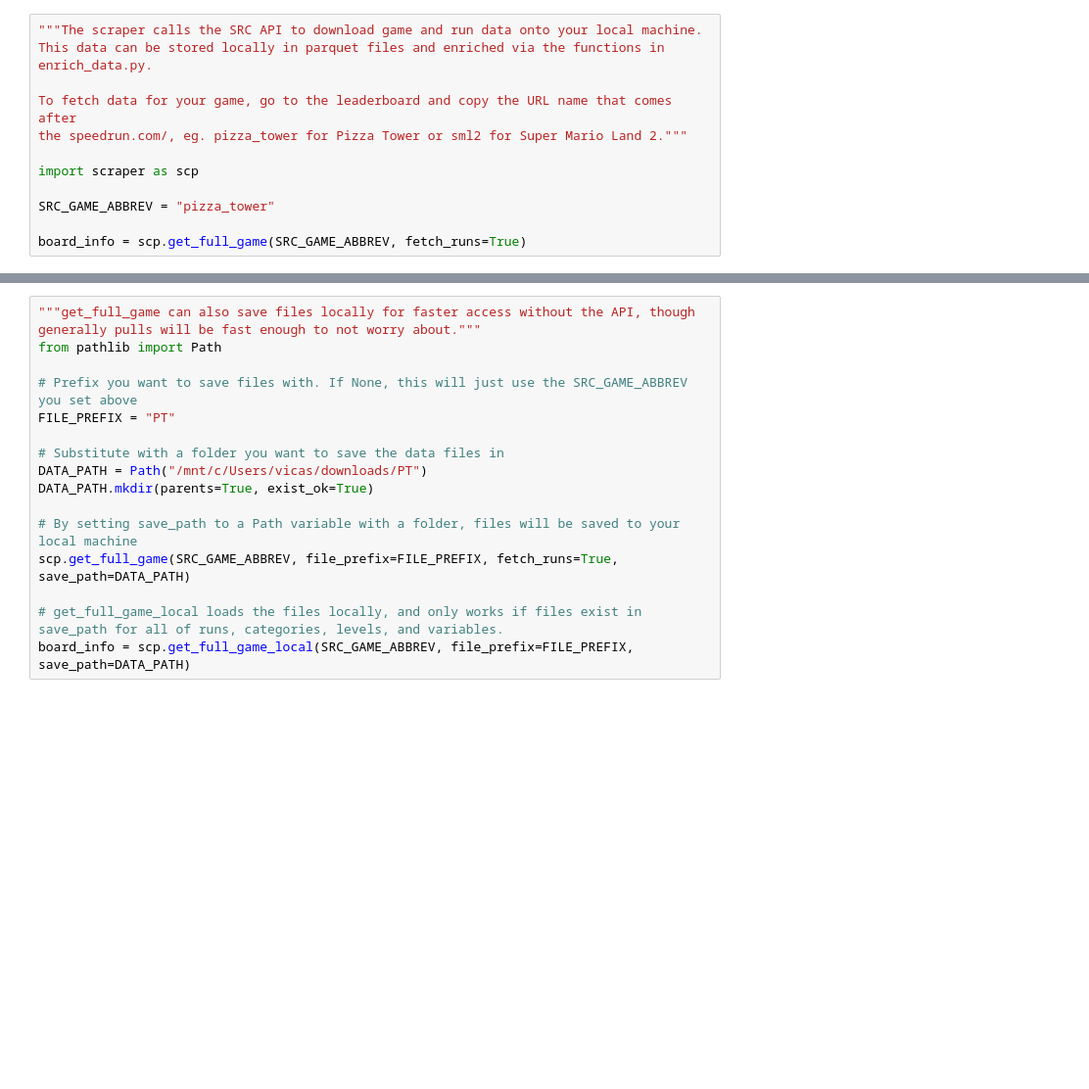
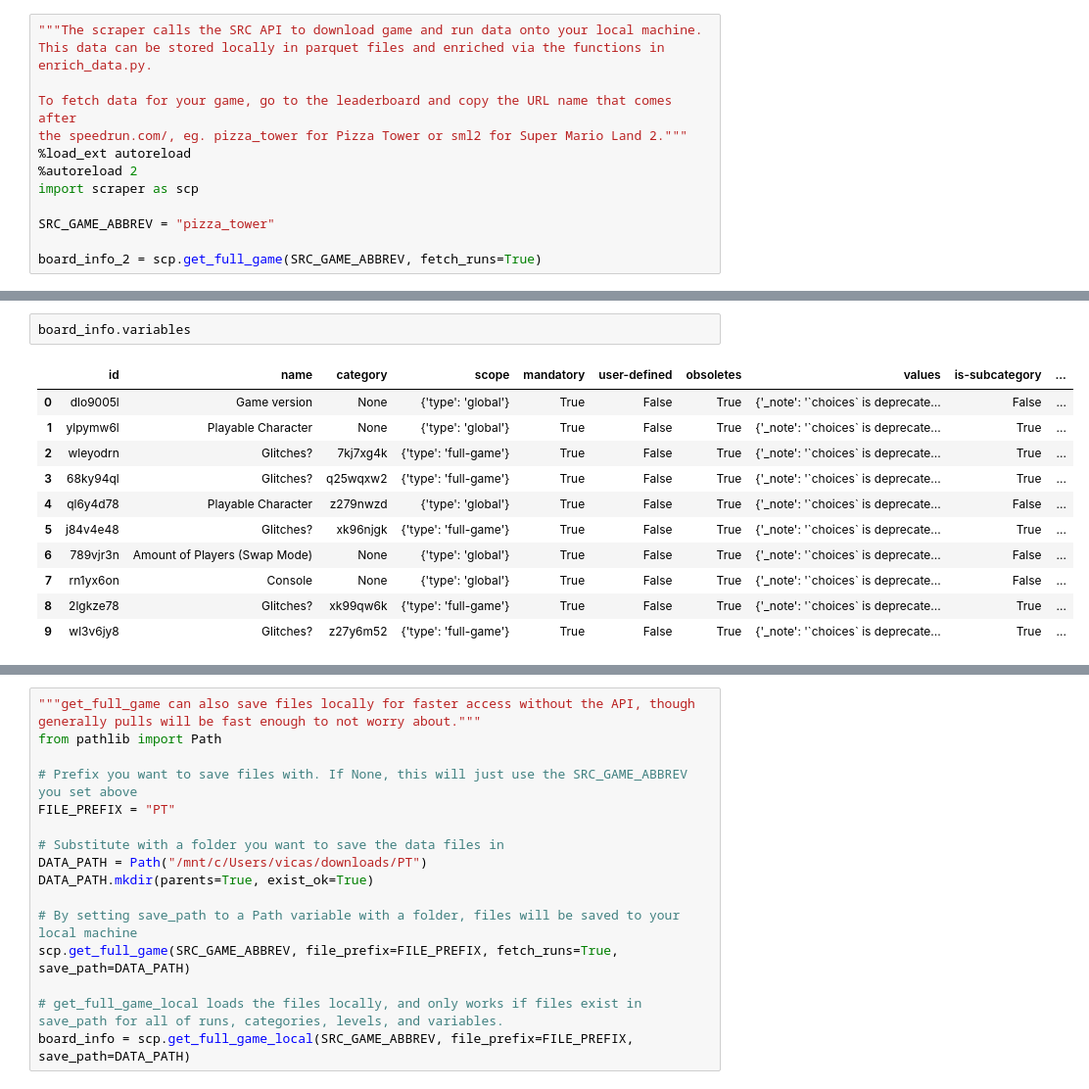
Before and after one commit to Vicas/src-stats, a Jupyter notebook: sample_notebook.ipynb, the cells around one changed output, grey strips where cells are left out. Shown at 98% size. Drawn from its saved outputs; the diff is of its cells as text; blank space fills up the shorter version.

```diff
--- a/sample_notebook.ipynb
+++ b/sample_notebook.ipynb
@@ -4,9 +4,10 @@ This data can be stored locally in parquet files and enriched via the functions
 
 To fetch data for your game, go to the leaderboard and copy the URL name that comes after
 the speedrun.com/, eg. pizza_tower for Pizza Tower or sml2 for Super Mario Land 2."""
-
+%load_ext autoreload
+%autoreload 2
 import scraper as scp
 
 SRC_GAME_ABBREV = "pizza_tower"
 
-board_info = scp.get_full_game(SRC_GAME_ABBREV, fetch_runs=True)
+board_info_2 = scp.get_full_game(SRC_GAME_ABBREV, fetch_runs=True)
@@ -15,0 +48,14 @@ board_info.categories
+# %%
+board_info.variables
+# %% [output]
+|  | id | name | category | scope | mandatory | user-defined | obsoletes | values | is-subcategory | ... |
+| 0 | dlo9005l | Game version | None | {'type': 'global'} | True | False | True | {'_note': '`choices` is deprecate... | False | ... |
+| 1 | ylpymw6l | Playable Character | None | {'type': 'global'} | True | False | True | {'_note': '`choices` is deprecate... | True | ... |
+| 2 | wleyodrn | Glitches? | 7kj7xg4k | {'type': 'full-game'} | True | False | True | {'_note': '`choices` is deprecate... | True | ... |
+| 3 | 68ky94ql | Glitches? | q25wqxw2 | {'type': 'full-game'} | True | False | True | {'_note': '`choices` is deprecate... | True | ... |
+| 4 | ql6y4d78 | Playable Character | z279nwzd | {'type': 'global'} | True | False | True | {'_note': '`choices` is deprecate... | False | ... |
+| 5 | j84v4e48 | Glitches? | xk96njgk | {'type': 'full-game'} | True | False | True | {'_note': '`choices` is deprecate... | True | ... |
+| 6 | 789vjr3n | Amount of Players (Swap Mode) | None | {'type': 'global'} | True | False | True | {'_note': '`choices` is deprecate... | False | ... |
+| 7 | rn1yx6on | Console | None | {'type': 'global'} | True | False | True | {'_note': '`choices` is deprecate... | False | ... |
+| 8 | 2lgkze78 | Glitches? | xk99qw6k | {'type': 'full-game'} | True | False | True | {'_note': '`choices` is deprecate... | True | ... |
+| 9 | wl3v6jy8 | Glitches? | z27y6m52 | {'type': 'full-game'} | True | False | True | {'_note': '`choices` is deprecate... | True | ... |
```
Also changed, not shown: parts of 34 cells of this notebook, 5 other files.
